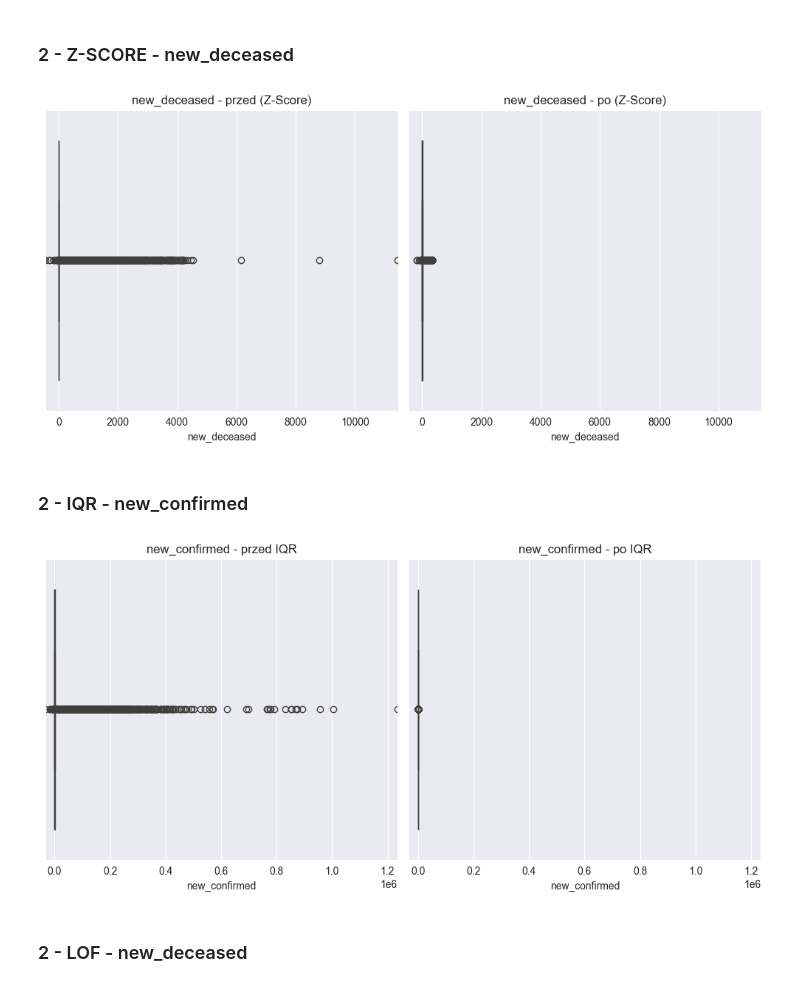
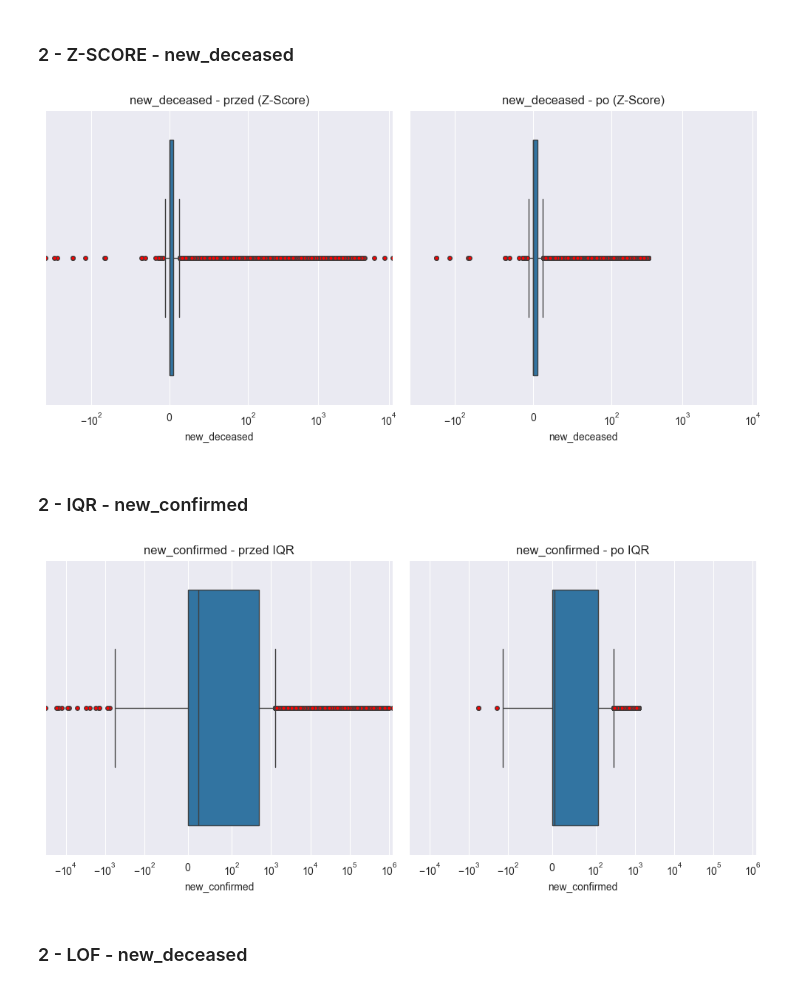
Before and after one commit to Goul4sh/BigData, a Jupyter notebook: Zad2/Zad2.ipynb, the cells around one changed output. Drawn from its saved outputs; the diff is of its cells as text; code cells hidden in the pictures.

```diff
--- a/Zad2/Zad2.ipynb
+++ b/Zad2/Zad2.ipynb
@@ -395,29 +391,31 @@ abs_z_scores_deceased = np.abs(z_scores_deceased)
 threshold = 2
 filtered_entries_deceased = abs_z_scores_deceased < threshold
 
-# Zakresy osi x przed filtrowaniem
 xmin = df["new_deceased"].min()
 xmax = df["new_deceased"].max()
 
 df_zscore_deceased = df_zscore_deceased[filtered_entries_deceased]
 
-# Wykresy
 plt.figure(figsize=(10, 5))
 
 plt.subplot(1, 2, 1)
-sns.boxplot(x=df["new_deceased"])
+sns.boxplot(x=df["new_deceased"],flierprops  = flierprops)
 plt.title("new_deceased - przed (Z-Score)")
 plt.xlim(xmin, xmax)
+plt.xscale('symlog',linthresh =100)
+
 
 plt.subplot(1, 2, 2)
-sns.boxplot(x=df_zscore_deceased["new_deceased"])
+sns.boxplot(x=df_zscore_deceased["new_deceased"],flierprops  = flierprops)
 plt.title("new_deceased - po (Z-Score)")
 plt.xlim(xmin, xmax)
+plt.xscale('symlog',linthresh =100)
+
 
 plt.tight_layout()
 plt.show()
 # %% [output]
-[figure, old version]
+[figure, new version]
 # %% [markdown]
 ### 2 - IQR - new_confirmed
 # %%
@@ -425,36 +423,40 @@ df_iqr_cases = df.copy()
 
 Q1 = df_iqr_cases["new_confirmed"].quantile(0.25)
 Q3 = df_iqr_cases["new_confirmed"].quantile(0.75)
 IQR = Q3 - Q1
 
 lower_bound = Q1 - 1.5 * IQR
 upper_bound = Q3 + 1.5 * IQR
 
 
 df_iqr_cases = df_iqr_cases[
     (df_iqr_cases["new_confirmed"] >= lower_bound) &
     (df_iqr_cases["new_confirmed"] <= upper_bound)
 ]
 
 xmin = df["new_confirmed"].min()
 xmax = df["new_confirmed"].max()
 
 plt.figure(figsize=(10, 5))
 
 plt.subplot(1, 2, 1)
-sns.boxplot(x=df["new_confirmed"])
+sns.boxplot(x=df["new_confirmed"],flierprops  = flierprops)
 plt.title("new_confirmed - przed IQR")
 plt.xlim(xmin, xmax)
+plt.xscale('symlog',linthresh =100)
+
 
 plt.subplot(1, 2, 2)
-sns.boxplot(x=df_iqr_cases["new_confirmed"])
+sns.boxplot(x=df_iqr_cases["new_confirmed"],flierprops  = flierprops)
 plt.title("new_confirmed - po IQR")
 plt.xlim(xmin, xmax)
+plt.xscale('symlog',linthresh =100)
+
 
 plt.tight_layout()
 plt.show()
 # %% [output]
-[figure, old version]
+[figure, new version]
 # %% [markdown]
 ### 2 - LOF - new_deceased
 # %%
```
Also changed, not shown: parts of 13 cells of this notebook.
